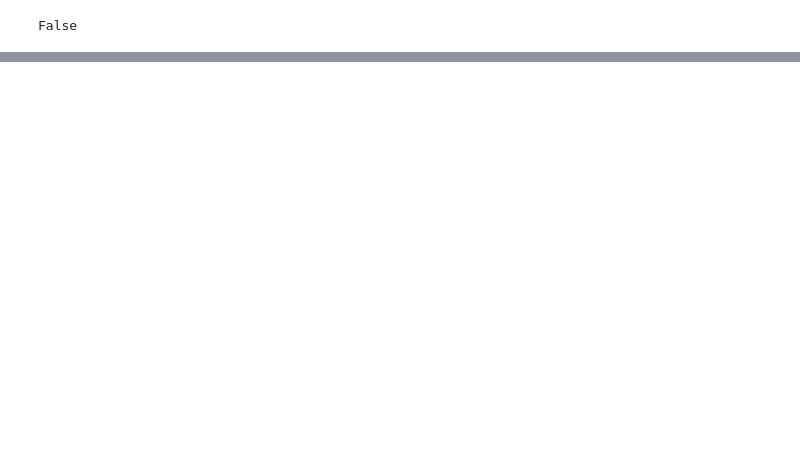
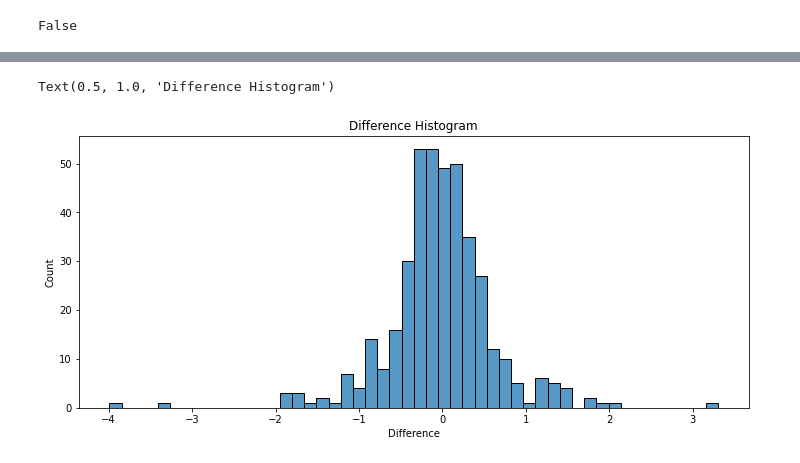
Before and after one commit to lucasbotellaroca/Covid-19_Reproduction_Rate_Estimator, a Jupyter notebook: modelling.ipynb, the cells around one changed output, grey strips where cells are left out. Saved outputs shown, nothing was run; the diff lists cells and outputs as text; code cells hidden in the pictures; blank space fills up the shorter version.

```diff
--- a/modelling.ipynb
+++ b/modelling.ipynb
@@ -79,0 +166,9 @@ def clean_dataset(df):
+# %%
+y_aux = pd.DataFrame(y).values #returns a numpy array
+pt_y = PowerTransformer()
+
+y_scaled = pt_y.fit_transform(y_aux)
+df_y = pd.DataFrame(y_scaled)
+
+y=df_y[0]
+y
@@ -79,0 +209,4 @@ def clean_dataset(df):
+# %%
+# Separar el modelo en conjunto de test y entrenamiento
+from sklearn.model_selection import train_test_split
+X_train, X_test, y_train, y_test = train_test_split(X, y, test_size=0.20, random_state=42)
@@ -79,0 +215,4 @@ def clean_dataset(df):
+# %%
+reg_hub = HuberRegressor()
+reg_hub.fit(X_train, y_train)
+y_pred = reg_hub.predict(X_test)
@@ -79,0 +270,5 @@ def clean_dataset(df):
+# %%
+df_eval = pd.DataFrame({'Actual': y_test, 'Predicted': y_pred})
+df_eval['Difference']=df_eval['Actual']-df_eval['Predicted']
+df_eval=df_eval.sort_values('Difference', ascending=False)
+df_eval
@@ -79,0 +289,8 @@ def clean_dataset(df):
+# %%
+# plot difference hist
+f, axes = plt.subplots(figsize=(12,5))
+sns.histplot(x='Difference', data=df_eval, kde=False, bins=50, ax=axes);
+axes.set_title('Difference Histogram')
+# %% [output]
+Text(0.5, 1.0, 'Difference Histogram')
+[figure, added]
```
Also changed, not shown: parts of 87 cells of this notebook.
